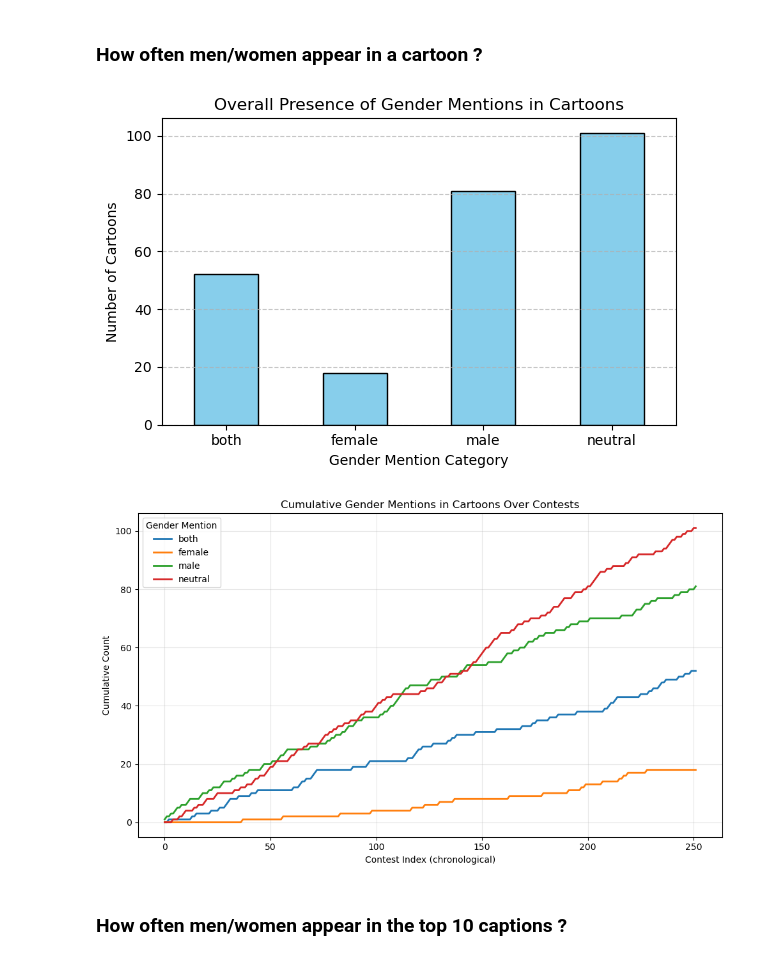
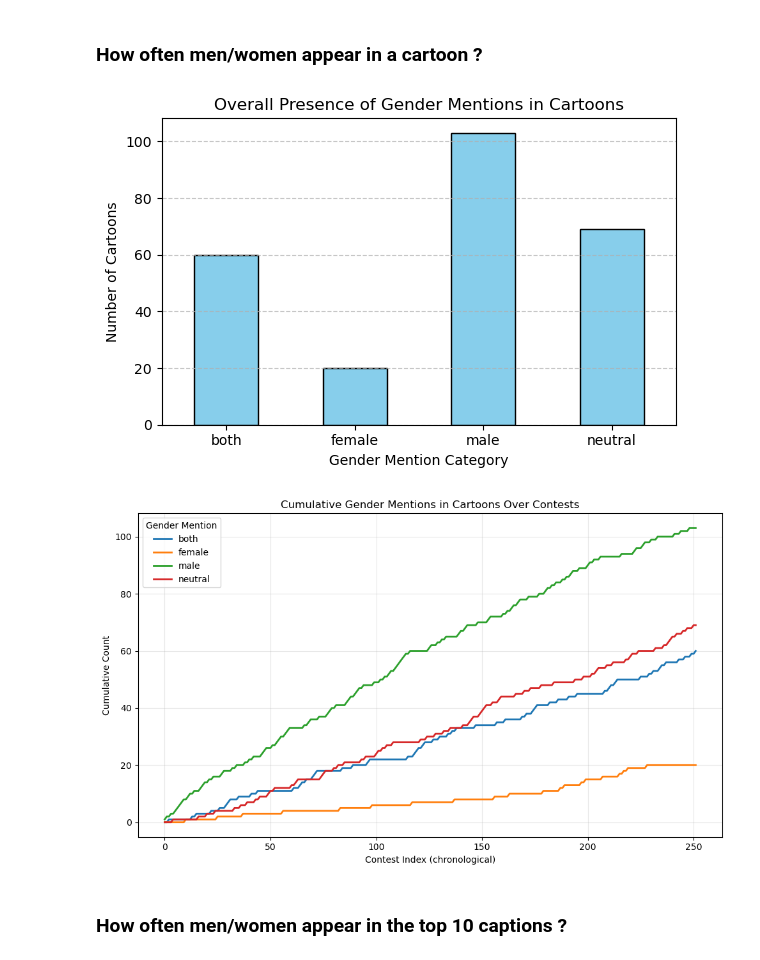
Before and after one commit to epfl-ada/ada-2025-project-adacore42, a Jupyter notebook: _Other/amelie_analysis/gender_roles.ipynb, the cells around one changed output. Cells and saved outputs as stored; diff of their text form; code cells hidden in the pictures.

```diff
--- a/_Other/amelie_analysis/gender_roles.ipynb
+++ b/_Other/amelie_analysis/gender_roles.ipynb
@@ -206,14 +218,23 @@ def detect_gender(text):
 # %%
 # Let's look at the images
-dataC0 = dataC.copy(deep=True)
-
-dataC0['gender_mention'] = dataC0['cleaned_image_descriptions'].apply(detect_gender)
 
 # !! Since we don't have the metadata after contest 763, I need to do some slicing
 last_idx = 251
-dataC01 = dataC0[dataC0.index <= last_idx].copy(deep=True)
+dataC0 = dataC[dataC.index <= last_idx].copy(deep=True)
+
+# put it in lower case
+dataC0["image_descriptions"] = dataC0["image_descriptions"].apply(
+    lambda x: [s.lower() for s in x] if isinstance(x, list) else str(x).lower()
+)
+
+# remove the []
+dataC0["image_descriptions"] = dataC0["image_descriptions"].apply(
+    lambda x: " ".join(x) if isinstance(x, list) else str(x)
+)
+
+dataC0['gender_mention'] = dataC0['image_descriptions'].apply(detect_gender)
 
 # check
-dataC01.tail()
+dataC0.tail()
 # %% [output]
 |  | num_captions | num_votes | image_locations | image_descriptions | image_uncanny_descriptions | entities | ... |
@@ -264,7 +332,7 @@ Now that I have this, I can do some plots.
 # How often men/women appear in a cartoon ?
 
 # Overall distribution of gender over all the cartoons.
-gender_image = dataC01['gender_mention']
+gender_image = dataC0['gender_mention']
 
 # Count frequency
 gender_counts = gender_image.value_counts().sort_index()
@@ -275,37 +343,37 @@ gender_counts.plot(kind='bar', color='skyblue', edgecolor='black')
 
 plt.title("Overall Presence of Gender Mentions in Cartoons")
 plt.xlabel("Gender Mention Category")
 plt.ylabel("Number of Cartoons")
 plt.xticks(rotation=0)
 plt.grid(axis='y', linestyle='--', alpha=0.7)
 plt.tight_layout()
 plt.show()
 
 # Evolution over time
-df = pd.DataFrame({"contest_index": range(0, len(dataC01)),
-                   "gender_mention": dataC01['gender_mention']})
+df = pd.DataFrame({"contest_index": range(0, len(dataC0)),
+                   "gender_mention": dataC0['gender_mention']})
 
 # Count mentions per contest (here each row = one contest)
 counts = pd.get_dummies(df["gender_mention"]).cumsum()
 
 # Compute cumulative counts
 cumulative = counts.cumsum()
 
 # Plot cumulative counts
 plt.figure(figsize=(10, 6))
 for col in counts.columns:
     plt.plot(df["contest_index"], counts[col], label=col, linewidth=2)
 
 plt.title("Cumulative Gender Mentions in Cartoons Over Contests")
 plt.xlabel("Contest Index (chronological)")
 plt.ylabel("Cumulative Count")
 plt.legend(title="Gender Mention")
 plt.grid(alpha=0.3)
 plt.tight_layout()
 plt.show()
 # %% [output]
-[figure, old version]
+[figure, new version]
-[figure, old version]
+[figure, new version]
 # %% [markdown]
 ### How often men/women appear in the top 10 captions ?
 # %%
```
Also changed, not shown: parts of 12 cells of this notebook.
